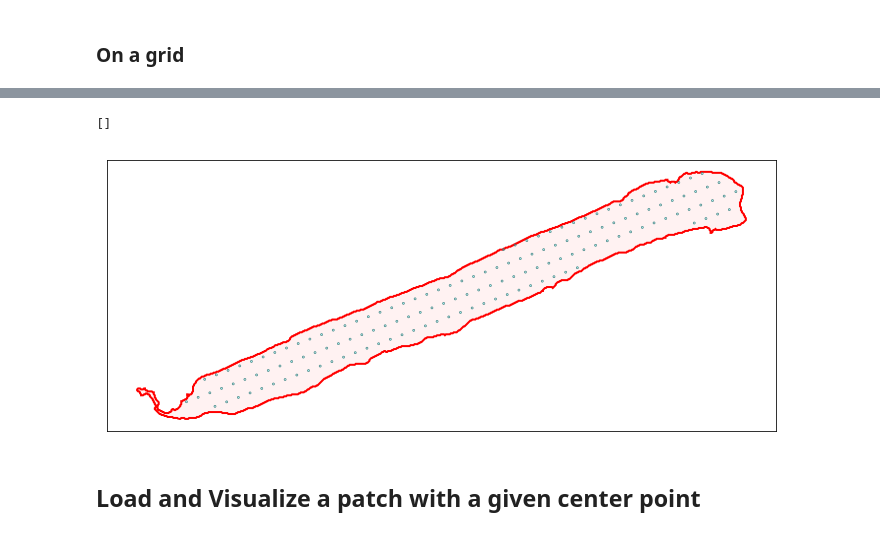
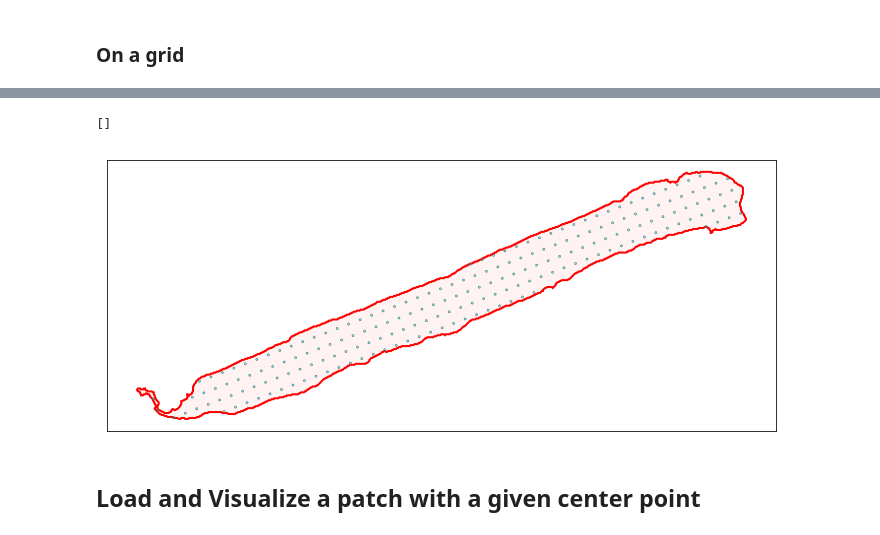
Before and after one commit to DSLituiev/slideslicer, a Jupyter notebook: notebooks/demo-read-slide.ipynb, the cells around one changed output, grey strips where cells are left out. Cells and saved outputs as stored; diff of their text form; code cells hidden in the pictures.

```diff
--- a/notebooks/demo-read-slide.ipynb
+++ b/notebooks/demo-read-slide.ipynb
@@ -123,0 +149,3 @@ points
+# %%
+%%timeit
+points = slu.sample_points(df_tissues.vertices.iloc[0], spacing=512, mode='uniform_random')
@@ -124,23 +162,23 @@ points
 # %%
 # Visualization using `descartes` and `matplotlib` packages
 
 from shapely.geometry import MultiPoint, Point
 import matplotlib.pyplot as plt
 from descartes import PolygonPatch
 
-points = MultiPoint([pp for pp in points if isinstance(tissue_polygon & pp, Point)])
+points = MultiPoint([pp for pp in asMultiPoint(points) if isinstance(tissue_polygon & pp, Point)])
 
 fig, ax = plt.subplots(1, figsize=(12,5))
 
 ax.add_patch(PolygonPatch(tissue_polygon, fc=(1,0,0,0.05), ec=(1,0,0,1), lw=2))
 ax.add_patch(PolygonPatch(points.buffer(20), fc=(0,1,1,1), ec=(0.2,0.5,0.5,1), lw=2))
 ax.relim()
 ax.autoscale_view()
 ax.axis('equal')
 ax.set_xticks([])
 ax.set_yticks([])
 # %% [output]
 []
-[figure, old version]
+[figure, new version]
 # %% [markdown]
 ## Load and Visualize a patch with a given center point
```
Also changed, not shown: parts of 19 cells of this notebook, 5 other files.
